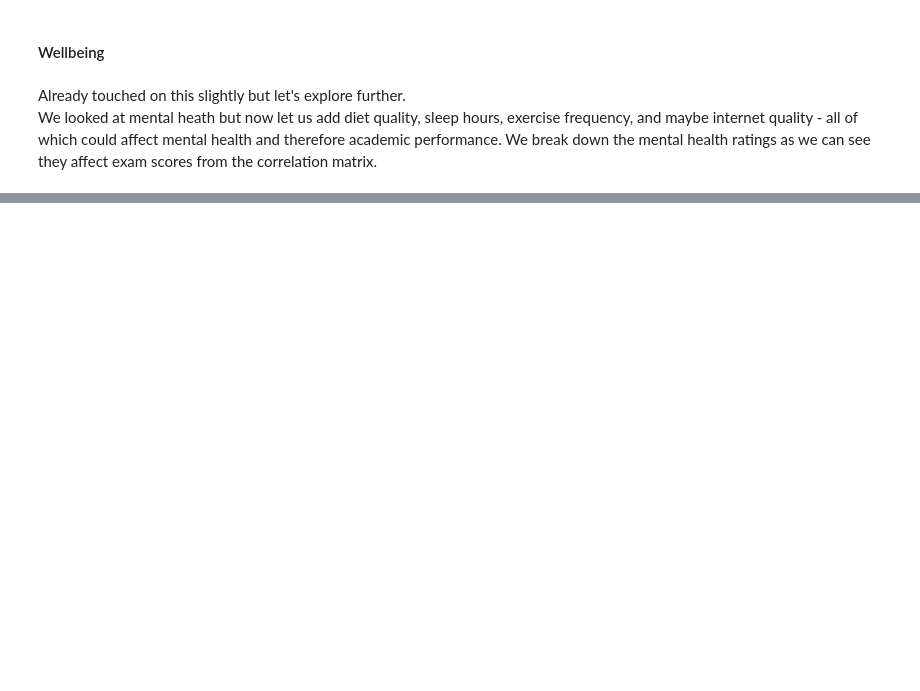
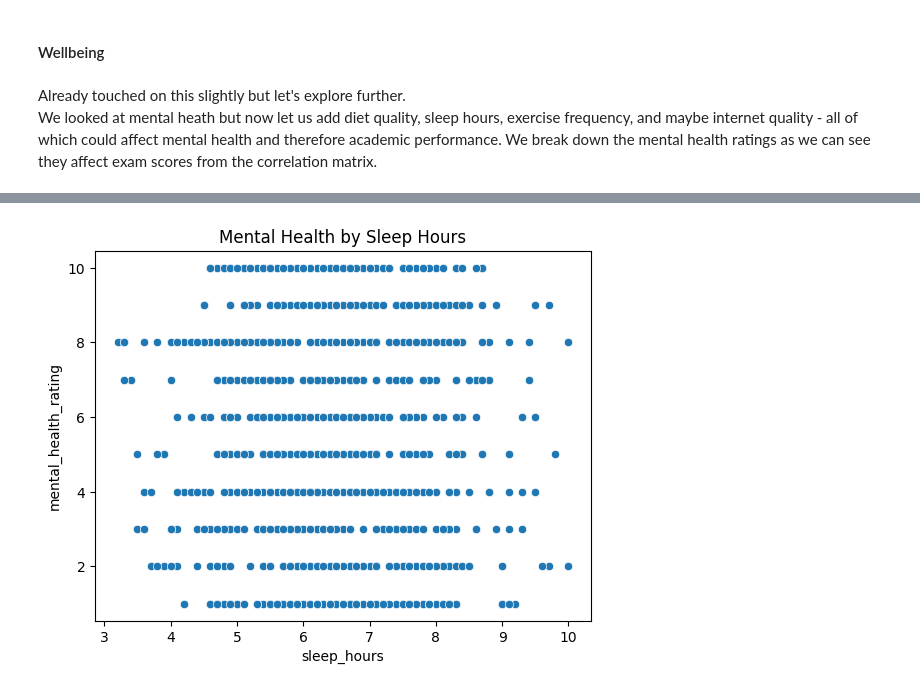
Before and after one commit to martyna-haliniak/visualisations_in_python, a Jupyter notebook: visualisations_task.ipynb, the cells around one changed output, grey strips where cells are left out. Saved outputs shown, nothing was run; the diff lists cells and outputs as text; code cells hidden in the pictures; blank space fills up the shorter version.

```diff
--- a/visualisations_task.ipynb
+++ b/visualisations_task.ipynb
@@ -426,0 +434,7 @@ plt.show()
+# %%
+
+sns.scatterplot(x='sleep_hours', y='mental_health_rating', data=df)
+plt.title('Mental Health by Sleep Hours')
+plt.show()
+# %% [output]
+[figure, added]
```
Also changed, not shown: parts of 8 cells of this notebook.
